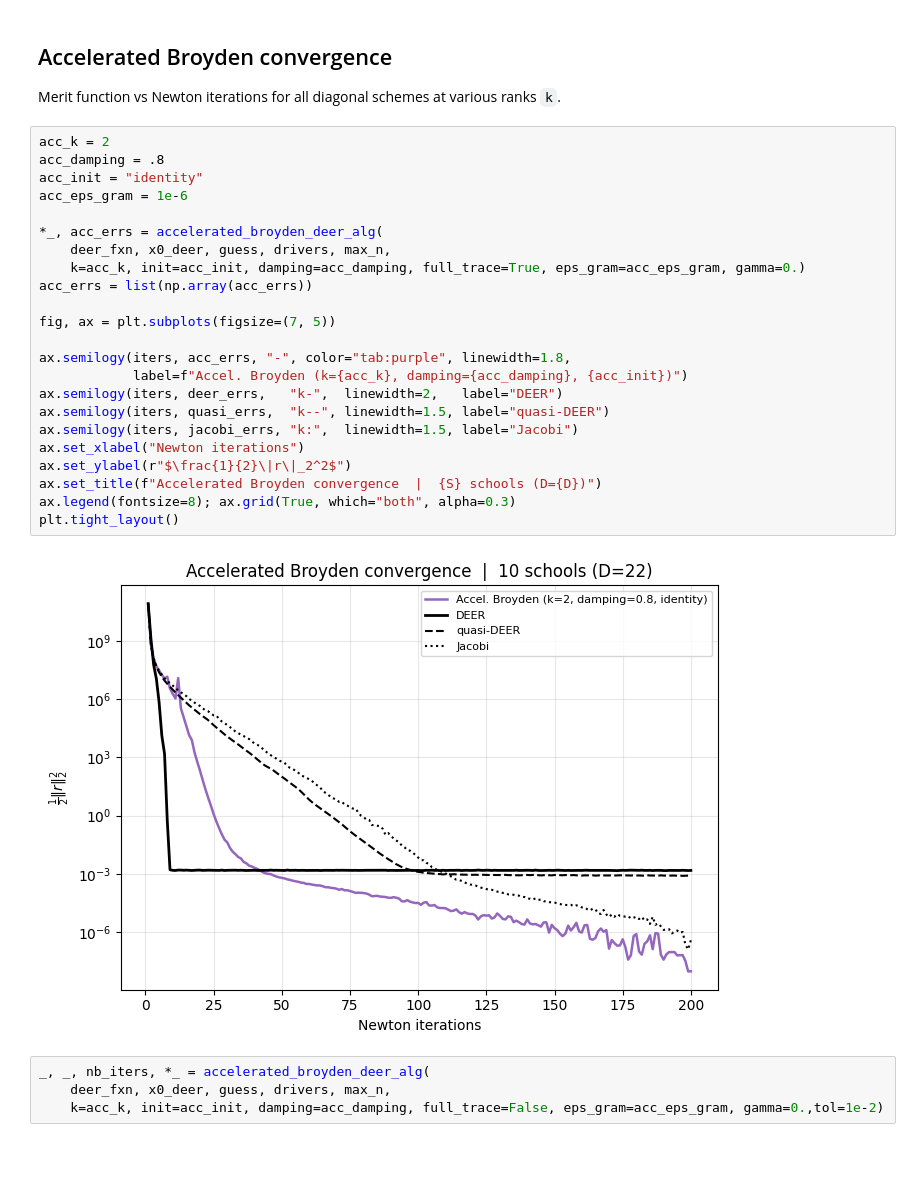
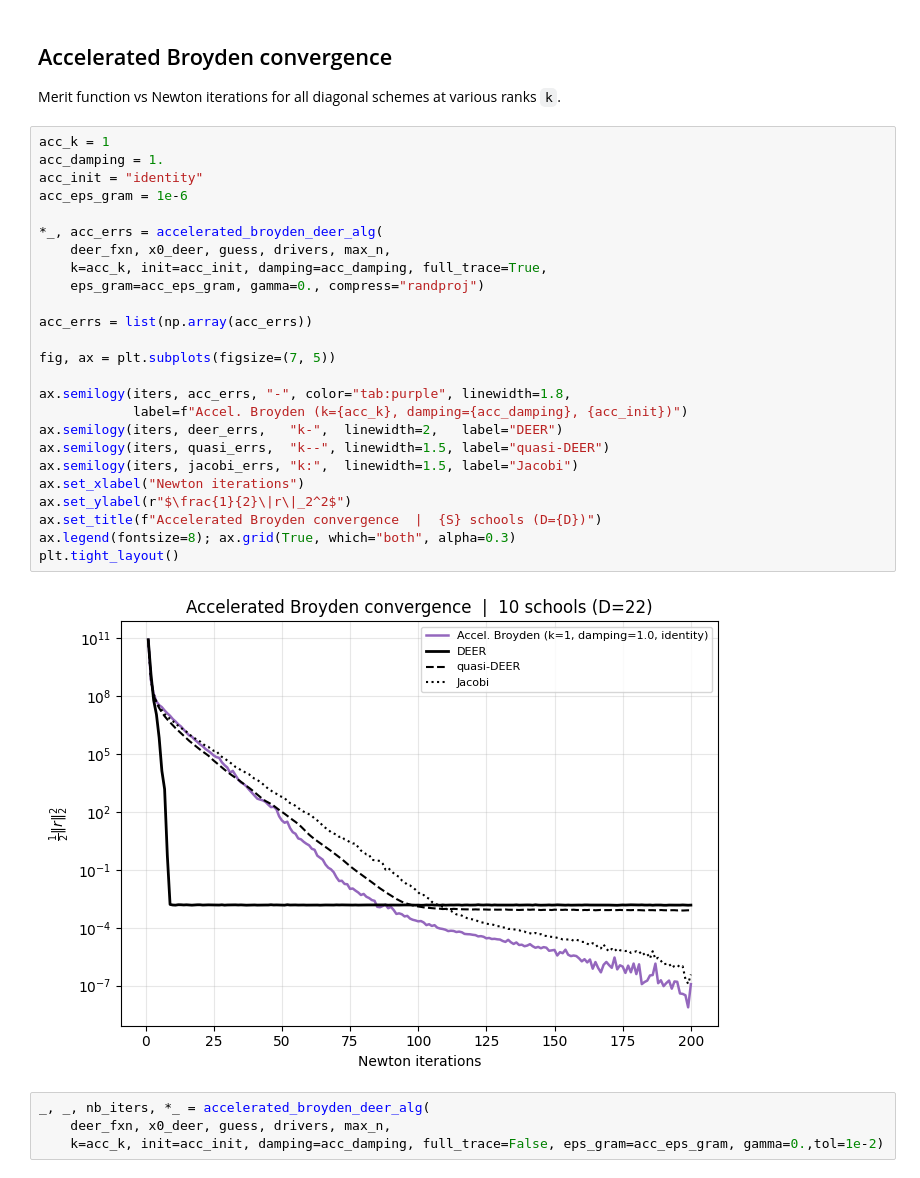
Before and after one commit to ianctanoh/BroyDEER, a Jupyter notebook: nbs/eight_schools.ipynb, the cells around one changed output. Drawn from its saved outputs; the diff is of its cells as text.

```diff
--- a/nbs/eight_schools.ipynb
+++ b/nbs/eight_schools.ipynb
@@ -278,30 +275,32 @@ plt.tight_layout()
 
 Merit function vs Newton iterations for all diagonal schemes at various ranks `k`.
 # %%
-acc_k = 2
-acc_damping = .8
+acc_k = 1
+acc_damping = 1.
 acc_init = "identity"
 acc_eps_gram = 1e-6
 
 *_, acc_errs = accelerated_broyden_deer_alg(
     deer_fxn, x0_deer, guess, drivers, max_n,
-    k=acc_k, init=acc_init, damping=acc_damping, full_trace=True, eps_gram=acc_eps_gram, gamma=0.)
+    k=acc_k, init=acc_init, damping=acc_damping, full_trace=True,
+    eps_gram=acc_eps_gram, gamma=0., compress="randproj")
+
 acc_errs = list(np.array(acc_errs))
 
 fig, ax = plt.subplots(figsize=(7, 5))
 
 ax.semilogy(iters, acc_errs, "-", color="tab:purple", linewidth=1.8,
             label=f"Accel. Broyden (k={acc_k}, damping={acc_damping}, {acc_init})")
 ax.semilogy(iters, deer_errs,   "k-",  linewidth=2,   label="DEER")
 ax.semilogy(iters, quasi_errs,  "k--", linewidth=1.5, label="quasi-DEER")
 ax.semilogy(iters, jacobi_errs, "k:",  linewidth=1.5, label="Jacobi")
 ax.set_xlabel("Newton iterations")
 ax.set_ylabel(r"$\frac{1}{2}\|r\|_2^2$")
 ax.set_title(f"Accelerated Broyden convergence  |  {S} schools (D={D})")
 ax.legend(fontsize=8); ax.grid(True, which="both", alpha=0.3)
 plt.tight_layout()
 # %% [output]
-[figure, old version]
+[figure, new version]
 # %%
 _, _, nb_iters, *_ = accelerated_broyden_deer_alg(
     deer_fxn, x0_deer, guess, drivers, max_n,
```
Also changed, not shown: parts of 1 cell of this notebook, 2 other files.
